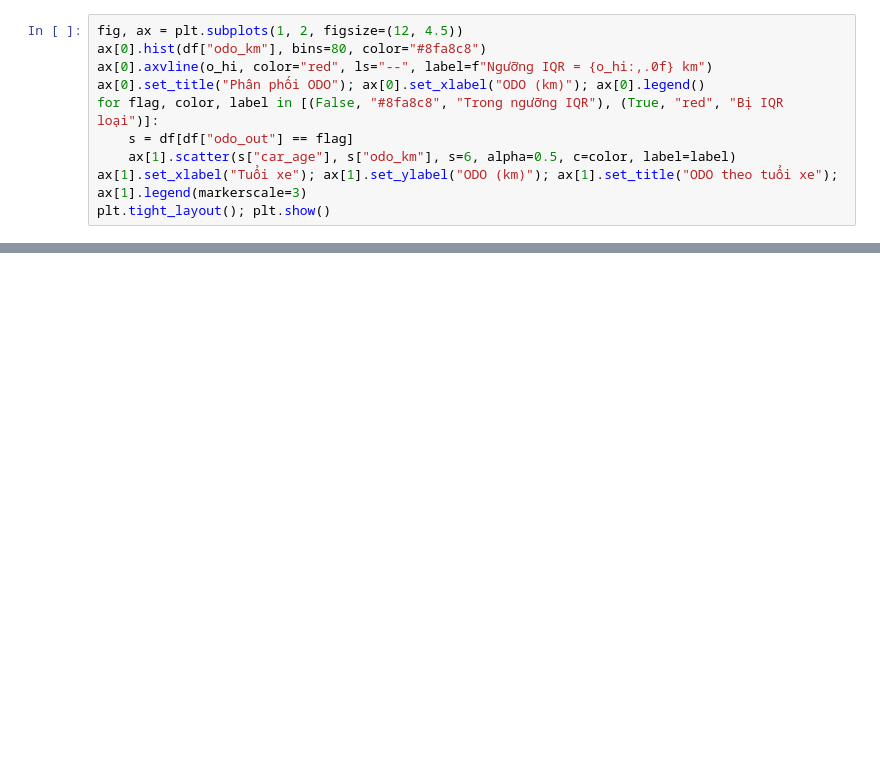
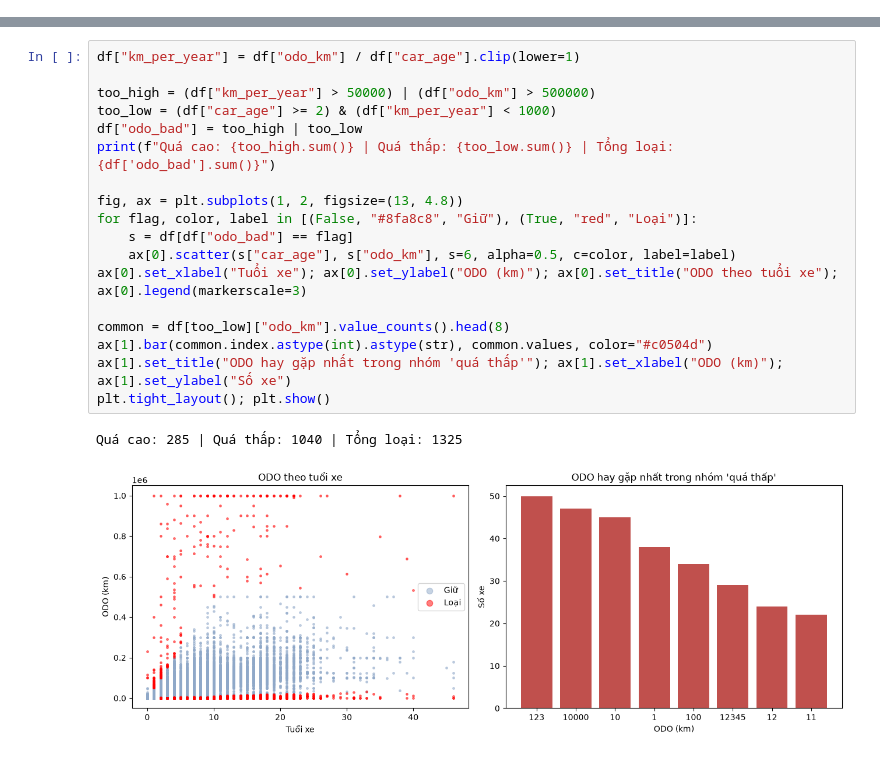
Before and after one commit to edelweiss17/USED-CAR-PRICE-PREDICTION-ADY201m, a Jupyter notebook: Data/data_cleaning/cleaning_python.ipynb, the cells around one changed output, grey strips where cells are left out. Drawn from its saved outputs; the diff is of its cells as text; blank space fills up the shorter version.

```diff
--- a/Data/data_cleaning/cleaning_python.ipynb
+++ b/Data/data_cleaning/cleaning_python.ipynb
@@ -92,10 +94,0 @@ plt.show()
-# %%
-fig, ax = plt.subplots(1, 2, figsize=(12, 4.5))
-ax[0].hist(df["odo_km"], bins=80, color="#8fa8c8")
-ax[0].axvline(o_hi, color="red", ls="--", label=f"Ngưỡng IQR = {o_hi:,.0f} km")
-ax[0].set_title("Phân phối ODO"); ax[0].set_xlabel("ODO (km)"); ax[0].legend()
-for flag, color, label in [(False, "#8fa8c8", "Trong ngưỡng IQR"), (True, "red", "Bị IQR loại")]:
-    s = df[df["odo_out"] == flag]
-    ax[1].scatter(s["car_age"], s["odo_km"], s=6, alpha=0.5, c=color, label=label)
-ax[1].set_xlabel("Tuổi xe"); ax[1].set_ylabel("ODO (km)"); ax[1].set_title("ODO theo tuổi xe"); ax[1].legend(markerscale=3)
-plt.tight_layout(); plt.show()
@@ -106,0 +102,21 @@ plt.tight_layout(); plt.show()
+# %%
+df["km_per_year"] = df["odo_km"] / df["car_age"].clip(lower=1)
+
+too_high = (df["km_per_year"] > 50000) | (df["odo_km"] > 500000)
+too_low = (df["car_age"] >= 2) & (df["km_per_year"] < 1000)
+df["odo_bad"] = too_high | too_low
+print(f"Quá cao: {too_high.sum()} | Quá thấp: {too_low.sum()} | Tổng loại: {df['odo_bad'].sum()}")
+
+fig, ax = plt.subplots(1, 2, figsize=(13, 4.8))
+for flag, color, label in [(False, "#8fa8c8", "Giữ"), (True, "red", "Loại")]:
+    s = df[df["odo_bad"] == flag]
+    ax[0].scatter(s["car_age"], s["odo_km"], s=6, alpha=0.5, c=color, label=label)
+ax[0].set_xlabel("Tuổi xe"); ax[0].set_ylabel("ODO (km)"); ax[0].set_title("ODO theo tuổi xe"); ax[0].legend(markerscale=3)
+
+common = df[too_low]["odo_km"].value_counts().head(8)
+ax[1].bar(common.index.astype(int).astype(str), common.values, color="#c0504d")
+ax[1].set_title("ODO hay gặp nhất trong nhóm 'quá thấp'"); ax[1].set_xlabel("ODO (km)"); ax[1].set_ylabel("Số xe")
+plt.tight_layout(); plt.show()
+# %% [output]
+Quá cao: 285 | Quá thấp: 1040 | Tổng loại: 1325
+[figure, added]
```
Also changed, not shown: parts of 15 cells of this notebook, 3 other files.
